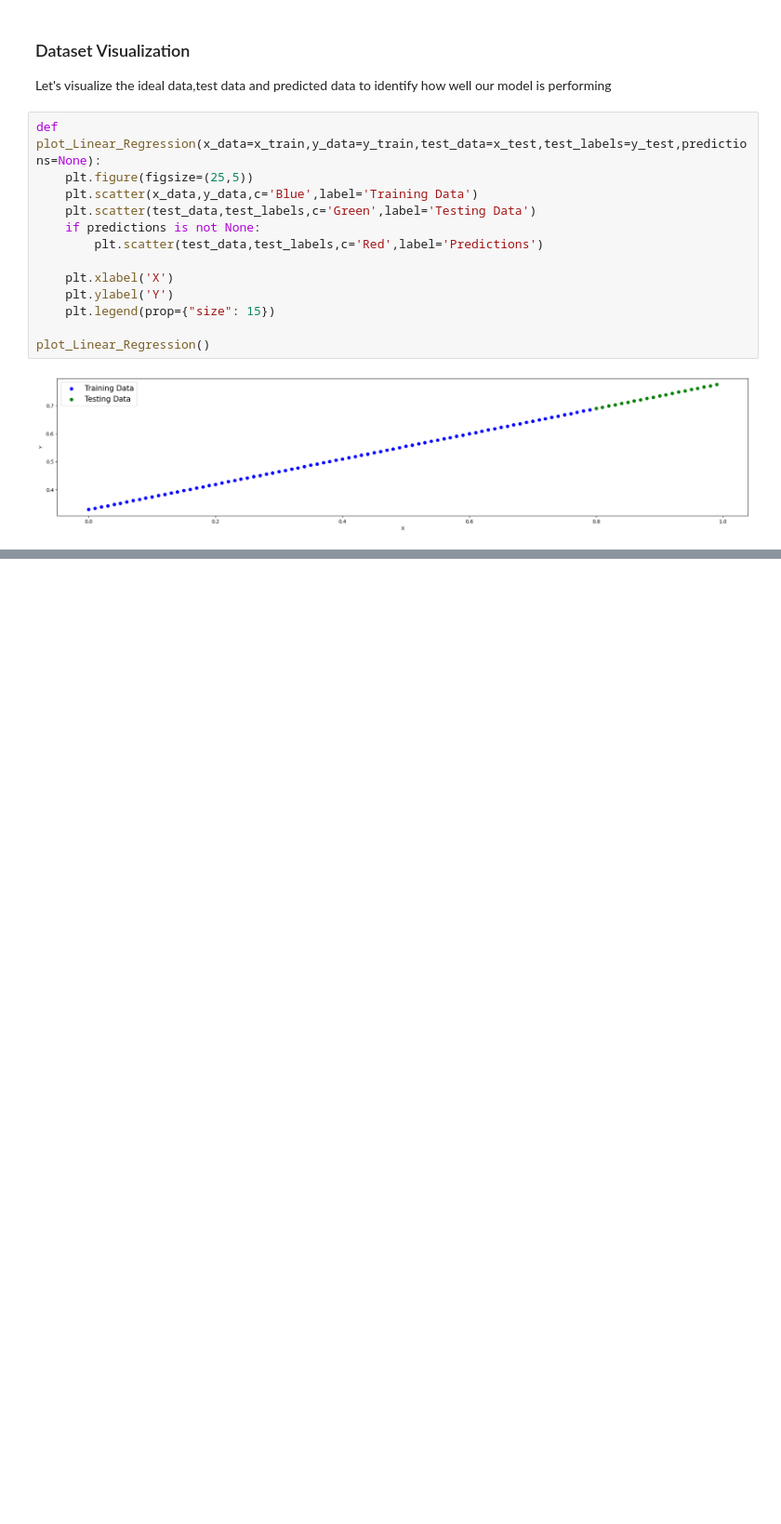
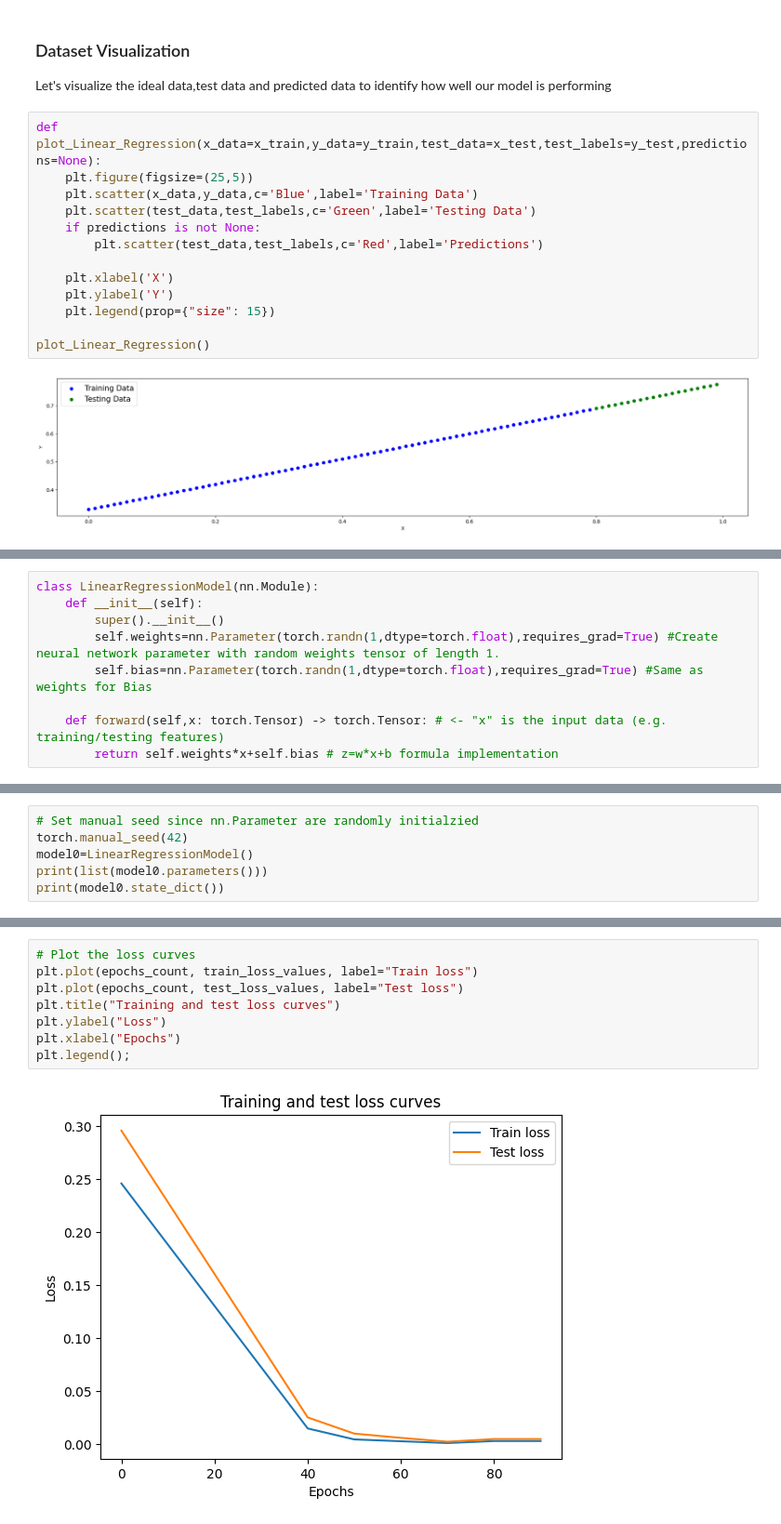
Before and after one commit to Siddhant128-bit/pytorch-learning, a Jupyter notebook: Notebooks/Workflow_Fundamentals/1. Workflow_Fundamentals_1.ipynb, the cells around one changed output, grey strips where cells are left out. Shown at 93% size. Cells and saved outputs as stored; diff of their text form; blank space fills up the shorter version.

Commit message:
Simple Lienar Regression Model Trained

```diff
--- a/Notebooks/Workflow_Fundamentals/1. Workflow_Fundamentals_1.ipynb
+++ b/Notebooks/Workflow_Fundamentals/1. Workflow_Fundamentals_1.ipynb
@@ -129,0 +160,9 @@ plot_Linear_Regression()
+# %%
+class LinearRegressionModel(nn.Module):
+    def __init__(self):
+        super().__init__()
+        self.weights=nn.Parameter(torch.randn(1,dtype=torch.float),requires_grad=True) #Create neural network parameter with random weights tensor of length 1.
+        self.bias=nn.Parameter(torch.randn(1,dtype=torch.float),requires_grad=True) #Same as weights for Bias
+
+    def forward(self,x: torch.Tensor) -> torch.Tensor: # <- "x" is the input data (e.g. training/testing features)
+        return self.weights*x+self.bias # z=w*x+b formula implementation
@@ -129,0 +177,6 @@ plot_Linear_Regression()
+# %%
+# Set manual seed since nn.Parameter are randomly initialzied
+torch.manual_seed(42)
+model0=LinearRegressionModel()
+print(list(model0.parameters()))
+print(model0.state_dict())
@@ -129,0 +275,10 @@ plot_Linear_Regression()
+# %%
+# Plot the loss curves
+plt.plot(epochs_count, train_loss_values, label="Train loss")
+plt.plot(epochs_count, test_loss_values, label="Test loss")
+plt.title("Training and test loss curves")
+plt.ylabel("Loss")
+plt.xlabel("Epochs")
+plt.legend();
+# %% [output]
+[figure, added]
```
Also changed, not shown: parts of 5 cells of this notebook.
